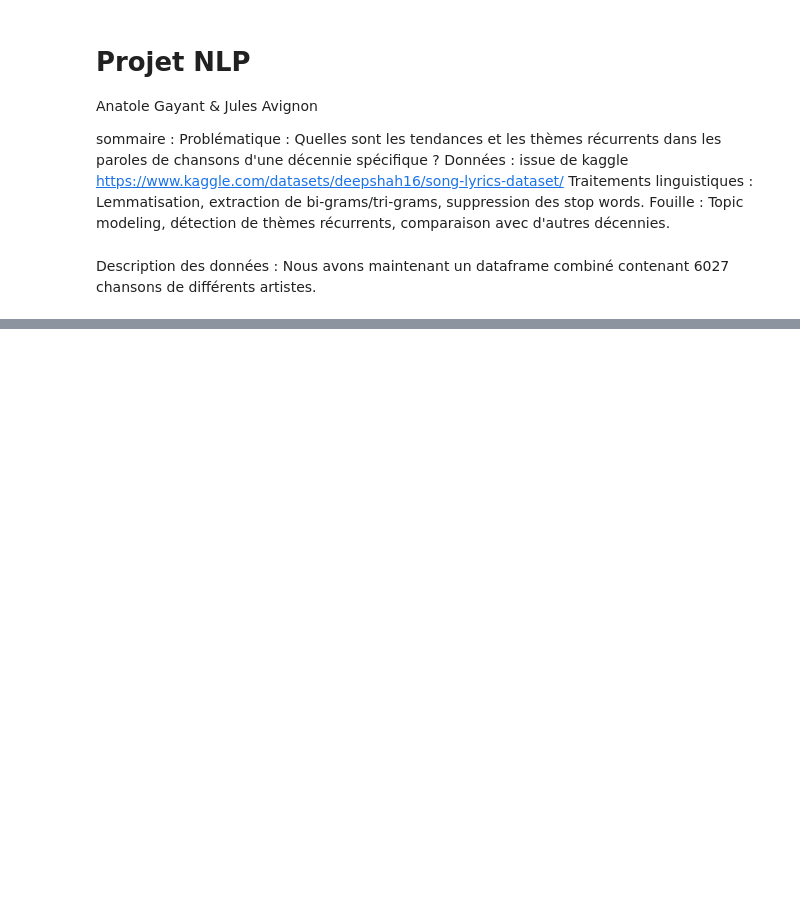
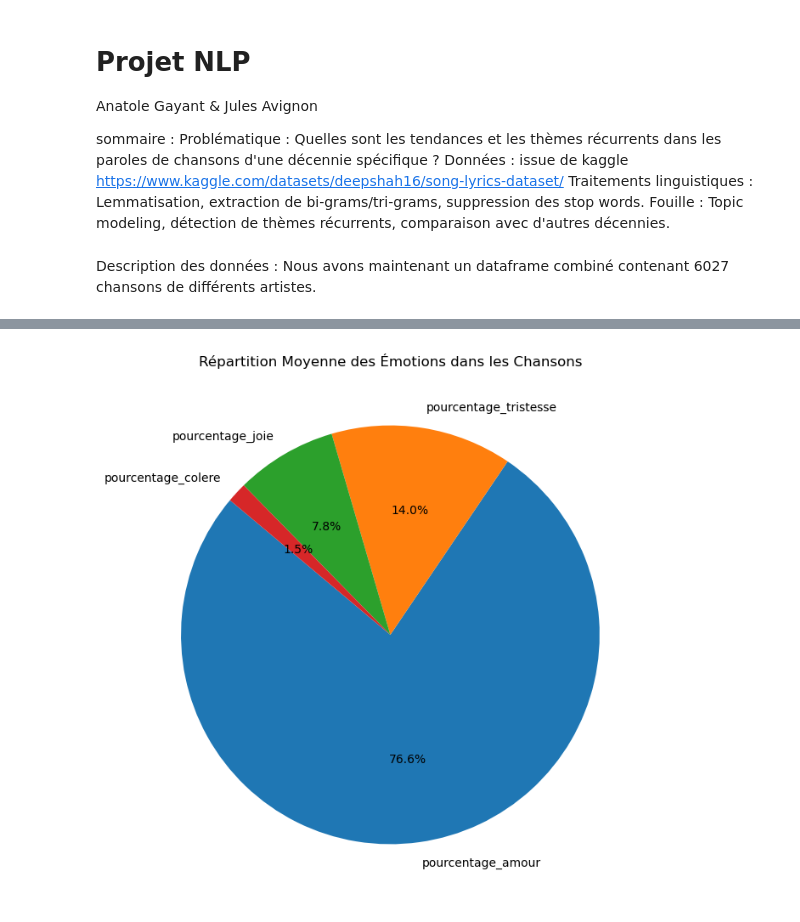
Before and after one commit to JACdeRennes2/NLP_lyrics, a Jupyter notebook: etude_lyrics.ipynb, the cells around one changed output, grey strips where cells are left out. Drawn from its saved outputs; the diff is of its cells as text; code cells hidden in the pictures; blank space fills up the shorter version.

```diff
--- a/etude_lyrics.ipynb
+++ b/etude_lyrics.ipynb
@@ -83,0 +267,17 @@ TypeError: expected string or bytes-like object
+# %%
+# Calculer les pourcentages moyens pour chaque émotion
+average_percentages = combined_df[['pourcentage_amour', 'pourcentage_tristesse', 'pourcentage_joie', 'pourcentage_colere']].mean()
+
+# Filtrer les émotions avec un pourcentage de 0
+emotion_percentages = average_percentages[average_percentages > 0]
+
+# Noms des émotions pour les labels du pie chart
+emotion_labels = emotion_percentages.index
+
+# Création du pie chart
+plt.figure(figsize=(8, 8))
+plt.pie(emotion_percentages, labels=emotion_labels, autopct='%1.1f%%', startangle=140)
+plt.title('Répartition Moyenne des Émotions dans les Chansons')
+plt.show()
+# %% [output]
+[figure, added]
```
Also changed, not shown: parts of 19 cells of this notebook.
